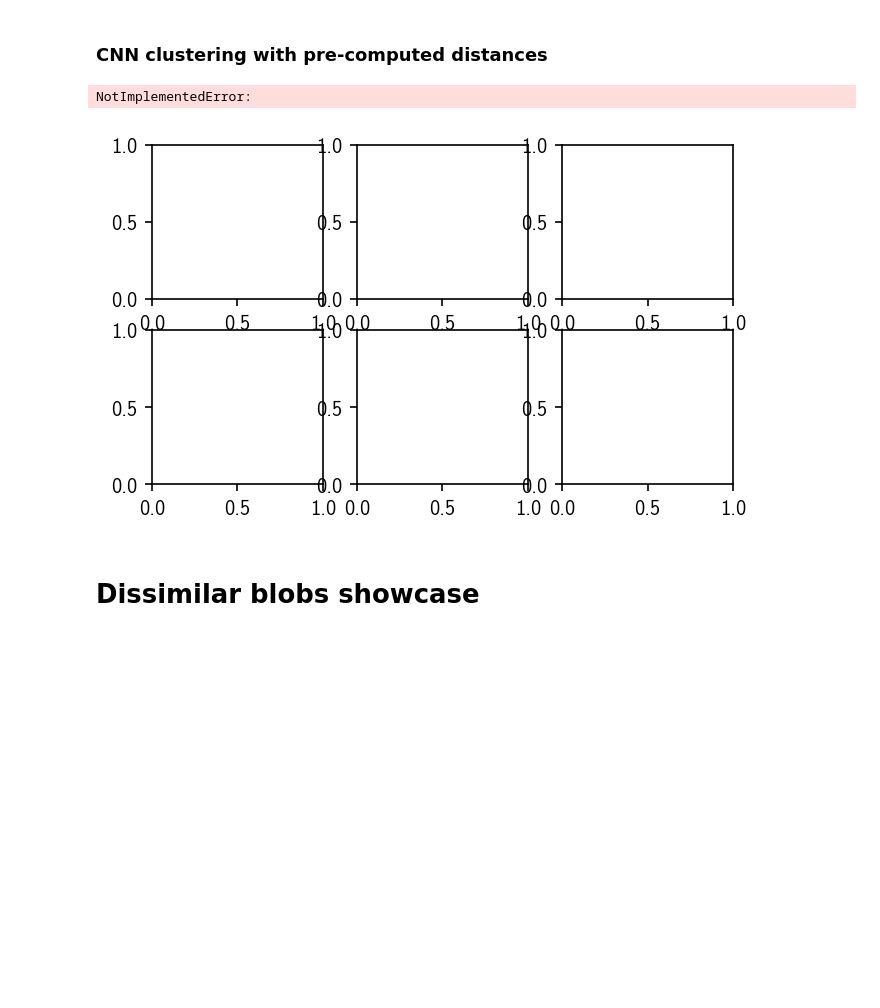
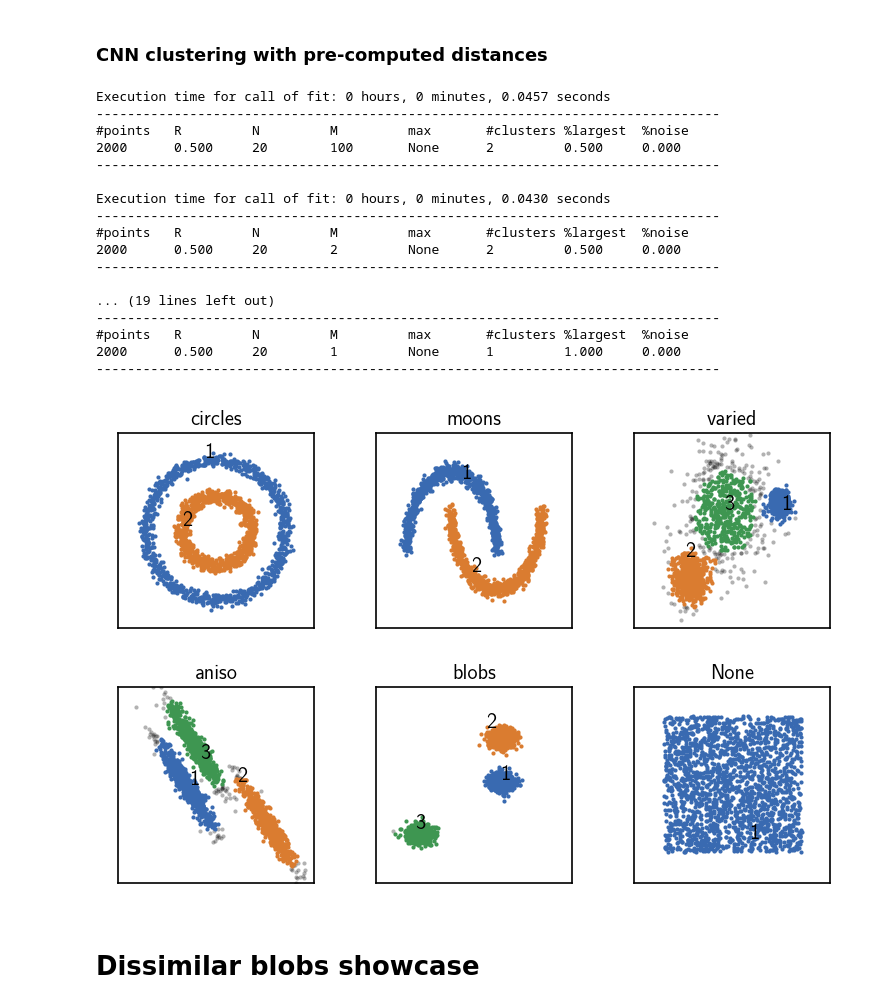
Before and after one commit to janjoswig/CommonNNClustering, a Jupyter notebook: tutorial/tutorial.ipynb, the cells around one changed output. Saved outputs shown, nothing was run; the diff lists cells and outputs as text; code cells hidden in the pictures; blank space fills up the shorter version.

```diff
--- a/tutorial/tutorial.ipynb
+++ b/tutorial/tutorial.ipynb
@@ -231,28 +221,44 @@ Execution time for call of fit: 0 hours, 0 minutes, 0.2286 seconds
 # %%
 # Cluster the sets and plot the result
 fig, ax = plt.subplots(2, 3)
 Ax = ax.flatten()
 
 for count, (name, data, params) in enumerate(dsets):
     # Fit all datasets to the same value range
     data = StandardScaler().fit_transform(data)
 
     clustering = cnn.CNN(points=data)
     clustering.calc_dist()  # Pre-calculate distances from points
-    clustering.fit(**params, policy="conservative")
+    clustering.fit(**params, policy="progressive")
     print()
 
     # Plot
     clustering.evaluate(ax=Ax[count], annotate_pos="random")
     Ax[count].set(**ax_props)
     Ax[count].set_title(f'{name}', fontsize=10, pad=4)
 
 fig.subplots_adjust(
     left=0, right=1, bottom=0, top=1, wspace=0.1, hspace=0.3
     )
 # %% [output]
-NotImplementedError:
+Execution time for call of fit: 0 hours, 0 minutes, 0.0457 seconds
+--------------------------------------------------------------------------------
+#points   R         N         M         max       #clusters %largest  %noise
+2000      0.500     20        100       None      2         0.500     0.000
+--------------------------------------------------------------------------------
+
+Execution time for call of fit: 0 hours, 0 minutes, 0.0430 seconds
+--------------------------------------------------------------------------------
+#points   R         N         M         max       #clusters %largest  %noise
+2000      0.500     20        2         None      2         0.500     0.000
+--------------------------------------------------------------------------------
+
+... (19 lines left out)
+--------------------------------------------------------------------------------
+#points   R         N         M         max       #clusters %largest  %noise
+2000      0.500     20        1         None      1         1.000     0.000
+--------------------------------------------------------------------------------
-[figure, old version]
+[figure, new version]
 # %% [markdown]
 # Dissimilar blobs showcase
 # %% [markdown]
```
Also changed, not shown: parts of 3 cells of this notebook, 2 other files.
